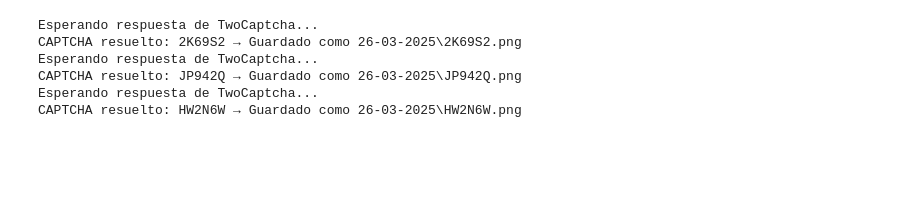
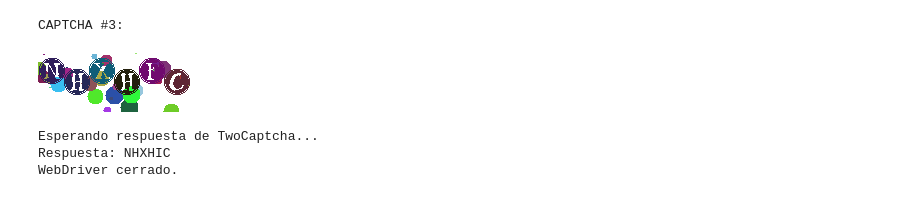
Before and after one commit to AlfredoVillaM/Machine_Learning_Project, a Jupyter notebook: sat_captchas.ipynb, the cells around one changed output. Drawn from its saved outputs; the diff is of its cells as text; code cells hidden in the pictures; blank space fills up the shorter version.

Commit message:
Actualización

```diff
--- a/sat_captchas.ipynb
+++ b/sat_captchas.ipynb
@@ -31,7 +32,11 @@ fecha_actual = datetime.now().strftime("%d-%m-%Y")
 # Crear la carpeta si no existe
 os.makedirs(fecha_actual, exist_ok=True)
 
+# Definir la ruta del archivo temporal
+temp_filename = os.path.join(fecha_actual, "temp_captcha.png")
+
 for i in range(3):
+    clear_output(wait=True)  # Limpiar la salida de la celda
     driver.refresh()  # Refrescar la página para obtener un nuevo CAPTCHA
 
     # Manejar posibles alertas
@@ -48,52 +53,61 @@ for i in range(3):
 
     # Buscar la imagen CAPTCHA en base64
     match = re.search(r'<img src="embedded-picture"]+)"', page_source)
 
     if match:
         base64_string = match.group(1)
         image_data = base64.b64decode(base64_string)
         image = Image.open(BytesIO(image_data))
 
+        print(f"CAPTCHA #{i+1}:")
+        display(image)
+
         # Guardar temporalmente la imagen en la carpeta
-        temp_filename = os.path.join(fecha_actual, "temp_captcha.png")
         image.save(temp_filename)
 
         # Esperar hasta recibir una respuesta válida de TwoCaptcha
         captcha_code = None
         print("Esperando respuesta de TwoCaptcha...")
         while not captcha_code:  # No se avanza hasta obtener una respuesta
             try:
                 result = solver.normal(temp_filename, numeric=4, minLen=6, maxLen=6)  # Resolver el CAPTCHA
+                captcha_id = result.get("captchaId")  # Obtener el id del captcha
                 captcha_code = result.get("code", "").upper()  # Convertir a mayúsculas
-                print(f"CAPTCHA #{i} resuelto: {captcha_code}")
-
-                # Validar la cadena del CAPTCHA
-                if len(captcha_code) != 6 or not captcha_code.isalnum():  # Si la longitud es diferente a 6 o contiene caracteres no alfanuméricos
-                    captcha_id = result.get("captchaId")  # Obtener el id del captcha
-                    solver.report(captcha_id, False)  # Reportar como incorrecto
-                    print("Respuesta reportada.")
             except Exception as e:
                 print(f"Error capturado: {e}")
-                time.sleep(3)  # Esperar 5 segundos antes de intentar de nuevo
+                time.sleep(3)  # Esperar 3 segundos antes de intentar de nuevo
 
-        # Si la cadena es válida, guardar la imagen con el nombre en mayúsculas
-        if captcha_code:
-            final_filename = os.path.join(fecha_actual, f"{captcha_code}.png")
-            image.save(final_filename)
+        print(f"Respuesta: {captcha_code}")
+        # Confirmar si la respuesta es correcta
+        validacion = input("¿La respuesta es correcta? (s/n): ").strip().lower()
+
+        if validacion == "s":
+            solver.report(captcha_id, True)  # Reportar como correcta
+        else:
+            solver.report(captcha_id, False)  # Reportar como incorrecta
+
+            # Permitir al usuario corregir el CAPTCHA manualmente
+            pyperclip.copy(captcha_code)
+            captcha_code = input(f"Corrige el CAPTCHA: ").strip().upper()
+
+        # Guardar la imagen con el nombre en mayúsculas
+        final_filename = os.path.join(fecha_actual, f"{captcha_code}.png")
+        image.save(final_filename)
 
 # Cerrar el WebDriver
 driver.quit()
+clear_output(wait=True)
+print("WebDriver cerrado.")
 
 # Eliminar el archivo temporal después de finalizar
 if os.path.exists(temp_filename):
     os.remove(temp_filename)
 # %% [output]
-Esperando respuesta de TwoCaptcha...
-CAPTCHA resuelto: 2K69S2 → Guardado como 26-03-2025\2K69S2.png
-Esperando respuesta de TwoCaptcha...
-CAPTCHA resuelto: JP942Q → Guardado como 26-03-2025\JP942Q.png
-Esperando respuesta de TwoCaptcha...
-CAPTCHA resuelto: HW2N6W → Guardado como 26-03-2025\HW2N6W.png
+CAPTCHA #3:
+[figure, added]
+Esperando respuesta de TwoCaptcha...
+Respuesta: NHXHIC
+WebDriver cerrado.
 # %%
 # Cargar imagen
 imagen = Image.open("tipo1.png")
```
Also changed, not shown: parts of 2 cells of this notebook, 19 other files.
